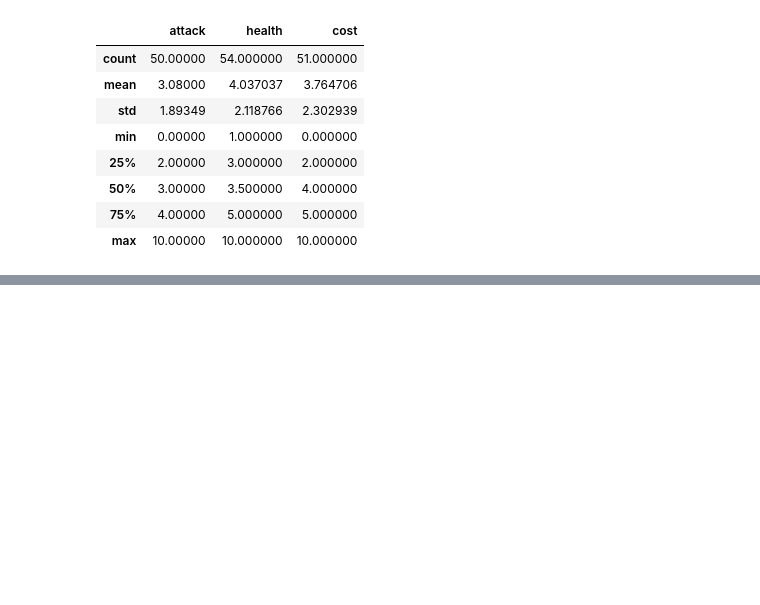
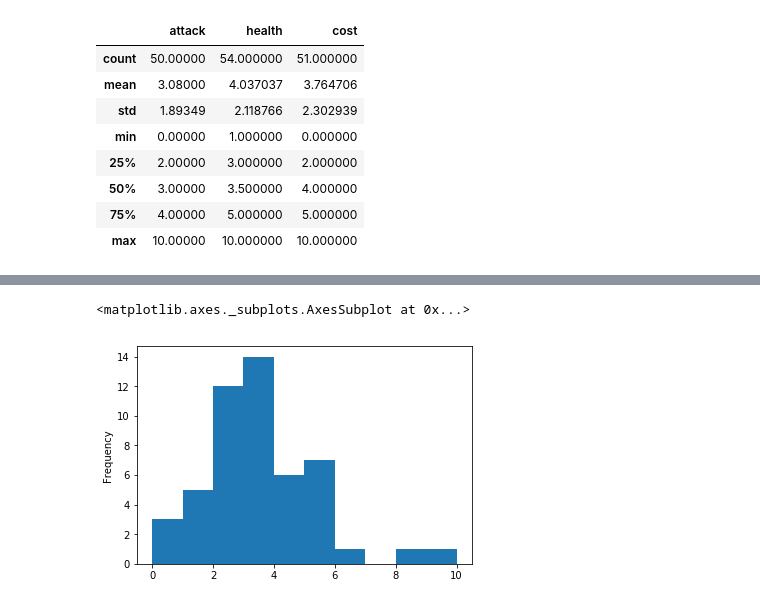
Before and after one commit to kunzimariano/Hearthstone, a Jupyter notebook: research.ipynb, the cells around one changed output, grey strips where cells are left out. Drawn from its saved outputs; the diff is of its cells as text; code cells hidden in the pictures; blank space fills up the shorter version.

```diff
--- a/research.ipynb
+++ b/research.ipynb
@@ -77,0 +86,5 @@ mage_minions.describe()
+# %%
+mage_minions.attack.plot.hist()
+# %% [output]
+<matplotlib.axes._subplots.AxesSubplot at 0x...>
+[figure, added]
```
Also changed, not shown: parts of 3 cells of this notebook, 1 other file.
